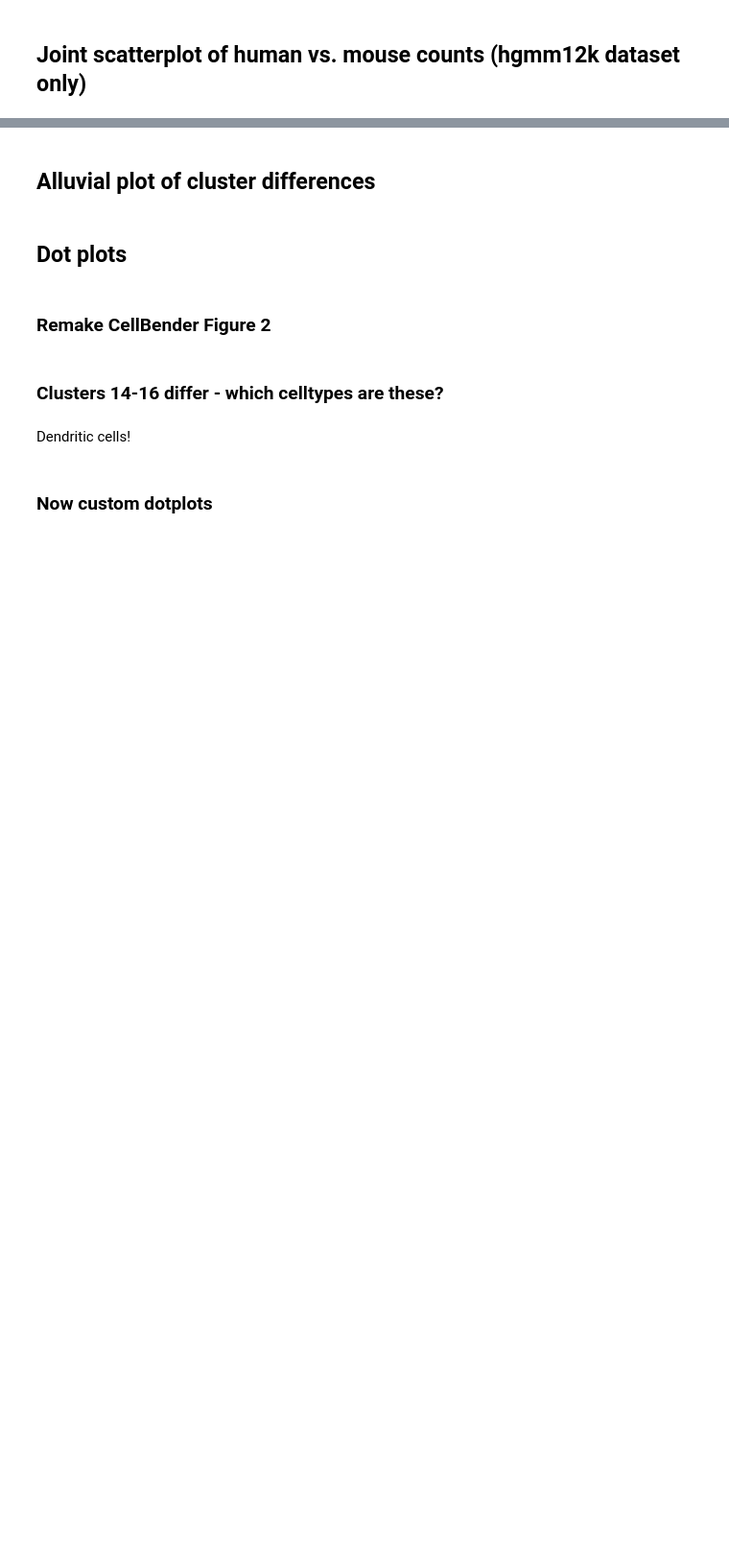
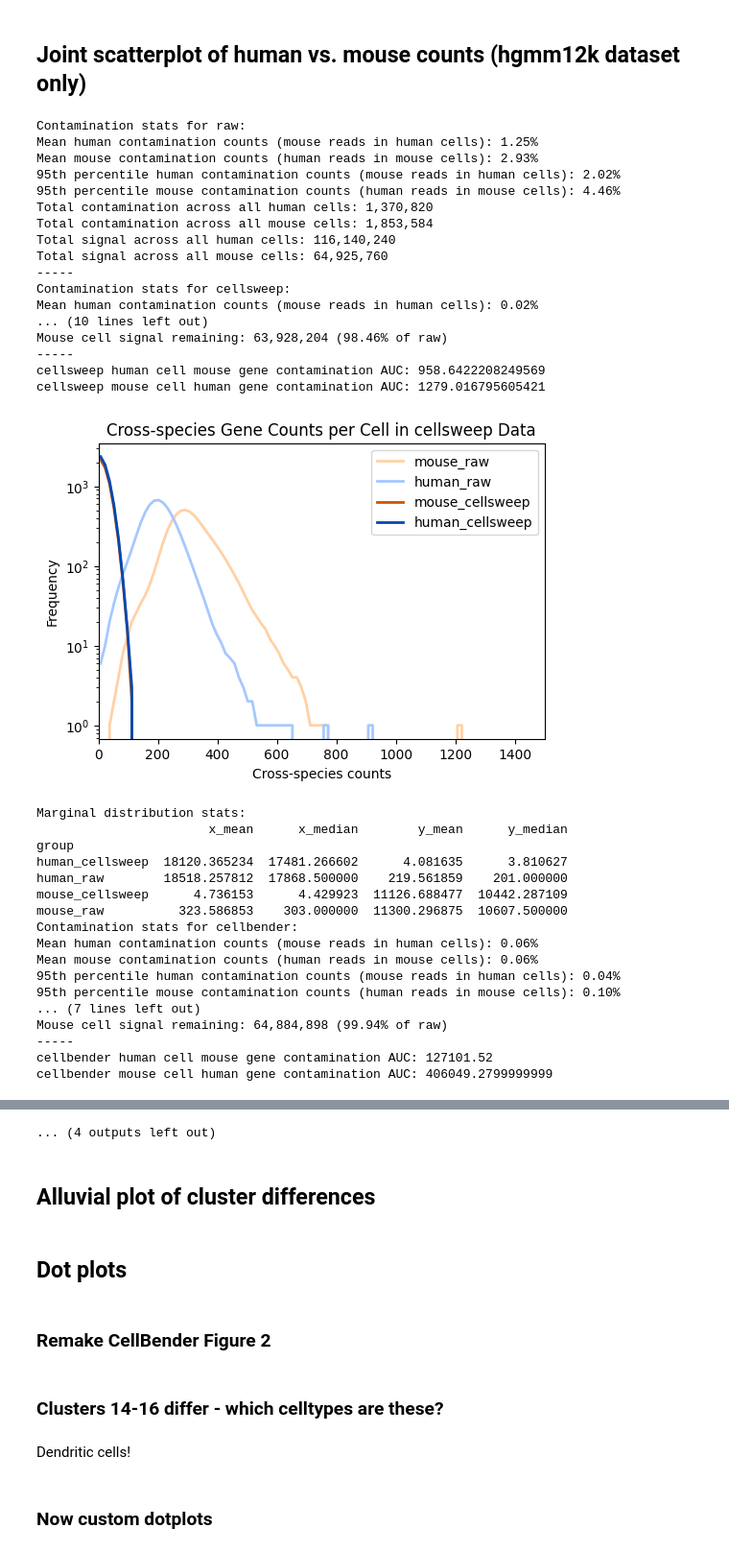
Before and after one commit to pachterlab/cellsweep, a Jupyter notebook: notebooks/benchmarking.ipynb, the cells around one changed output, grey strips where cells are left out. Shown at 96% size. Cells and saved outputs as stored; diff of their text form; code cells hidden in the pictures; blank space fills up the shorter version.

```diff
--- a/notebooks/benchmarking.ipynb
+++ b/notebooks/benchmarking.ipynb
@@ -830,6 +817,8 @@ if dataset_name == "hgmm_12k" or dataset_name == "ATAC_hgmm_10k":
 
     def print_contamination_stats(adata, doublet_cell_set=None, raw_mouse_cell_contamination=None, raw_human_cell_contamination=None, raw_mouse_cell_signal=None, raw_human_cell_signal=None):
         adata = adata.copy()
+        if "is_empty" in adata.obs.columns:
+            adata = adata[~adata.obs["is_empty"]].copy()
         if doublet_cell_set is not None:
             adata = adata[~adata.obs_names.isin(doublet_cell_set)].copy()
         if "genome" not in adata.obs.columns or "human_counts_total" not in adata.obs.columns or "mouse_counts_total" not in adata.obs.columns:
@@ -841,9 +830,9 @@ if dataset_name == "hgmm_12k" or dataset_name == "ATAC_hgmm_10k":
         mean_human_contamination_counts = adata.obs.loc[adata.obs["genome"] == "hg19", "fraction_contamination"].mean()
         mean_mouse_contamination_counts = adata.obs.loc[adata.obs["genome"] == "mm10", "fraction_contamination"].mean()
 
-        # get 90th percentile
-        human_contamination_counts_90th = adata.obs.loc[adata.obs["genome"] == "hg19", "fraction_contamination"].quantile(0.9)
-        mouse_contamination_counts_90th = adata.obs.loc[adata.obs["genome"] == "mm10", "fraction_contamination"].quantile(0.9)
+        # get 95th percentile
+        human_contamination_counts_95th = adata.obs.loc[adata.obs["genome"] == "hg19", "fraction_contamination"].quantile(0.95)
+        mouse_contamination_counts_95th = adata.obs.loc[adata.obs["genome"] == "mm10", "fraction_contamination"].quantile(0.95)
 
         human_cell_contamination = adata.obs.loc[adata.obs["genome"] == "hg19", "mouse_counts_total"].sum()
         mouse_cell_contamination = adata.obs.loc[adata.obs["genome"] == "mm10", "human_counts_total"].sum()
@@ -853,8 +842,8 @@ if dataset_name == "hgmm_12k" or dataset_name == "ATAC_hgmm_10k":
         # print as percentage rounded to 4 decimal places
         print(f"Mean human contamination counts (mouse reads in human cells): {mean_human_contamination_counts:.2%}")
         print(f"Mean mouse contamination counts (human reads in mouse cells): {mean_mouse_contamination_counts:.2%}")
-        print(f"90th percentile human contamination counts (mouse reads in human cells): {human_contamination_counts_90th:.2%}")
-        print(f"90th percentile mouse contamination counts (human reads in mouse cells): {mouse_contamination_counts_90th:.2%}")
+        print(f"95th percentile human contamination counts (mouse reads in human cells): {human_contamination_counts_95th:.2%}")
+        print(f"95th percentile mouse contamination counts (human reads in mouse cells): {mouse_contamination_counts_95th:.2%}")
         print(f"Total contamination across all human cells: {human_cell_contamination:,.0f}")
         print(f"Total contamination across all mouse cells: {mouse_cell_contamination:,.0f}")
         print(f"Total signal across all human cells: {human_cell_signal:,.0f}")
@@ -870,35 +859,69 @@ if dataset_name == "hgmm_12k" or dataset_name == "ATAC_hgmm_10k":
 
         print("-----")
 
         return human_cell_contamination, mouse_cell_contamination, human_cell_signal, mouse_cell_signal
 
     raw_human_cell_contamination, raw_mouse_cell_contamination, raw_human_cell_signal, raw_mouse_cell_signal = None, None, None, None
     for key, adata_processed in adata_dict.items():
         print(f"Contamination stats for {key}:")
         human_cell_contamination, mouse_cell_contamination, human_cell_signal, mouse_cell_signal = print_contamination_stats(adata_processed, doublet_cell_set=doublet_cell_set, raw_human_cell_contamination=raw_human_cell_contamination, raw_mouse_cell_contamination=raw_mouse_cell_contamination, raw_human_cell_signal=raw_human_cell_signal, raw_mouse_cell_signal=raw_mouse_cell_signal)
         if key == "raw":
             raw_human_cell_contamination = human_cell_contamination
             raw_mouse_cell_contamination = mouse_cell_contamination
             raw_human_cell_signal = human_cell_signal
             raw_mouse_cell_signal = mouse_cell_signal
 
         if key == "raw" or adata_processed is None:
             continue
 
         adata_processed = adata_processed.copy()
 
         # add genome info to processed adata from raw
         if "genome" not in adata_processed.obs.columns:
             adata_processed.obs["genome"] = adata_raw.obs["genome"].reindex(adata_processed.obs_names)
             adata_dict[key] = adata_processed
 
+        adata_processed = adata_processed[adata_processed.obs_names.isin(cells_common_to_all_tools)].copy()
+
         # plot histograms of human and mouse contamination
         cs_utils.plot_cross_species_histogram(adata_processed, adata_raw=adata_raw, processed_name=key, doublet_cell_set=doublet_cell_set, xmax=1_500, kind="smooth", out_path=os.path.join(out_dir, f"{key}_human_mouse_contamination_histograms_by_cells.png"))
-        cs_utils.plot_cross_species_histogram(adata_processed, adata_raw=adata_raw, processed_name=key, doublet_cell_set=doublet_cell_set, xmax=200, kind="smooth", plot_legend=False, title=None, out_path=os.path.join(out_dir, f"{key}_human_mouse_contamination_histograms_by_cells_zoomed.png"))
+        # cs_utils.plot_cross_species_histogram(adata_processed, adata_raw=adata_raw, processed_name=key, doublet_cell_set=doublet_cell_set, xmax=200, kind="smooth", plot_legend=False, title=None, out_path=os.path.join(out_dir, f"{key}_human_mouse_contamination_histograms_by_cells_zoomed.png"))
         # cs_utils.plot_cross_species_histogram(adata_processed, adata_raw=adata_raw, processed_name=key, doublet_cell_set=doublet_cell_set, histogram_values="genes", xmax=35_000, out_path=os.path.join(out_dir, f"{key}_human_mouse_contamination_histograms_by_genes.png"))
 
-        # plot joint scatterplots
-        if key == "raw":
-            continue
-        adata_processed = adata_processed[adata_processed.obs_names.isin(cells_common_to_all_tools)].copy()
         cs_utils.plot_cross_species_joint_scatterplot(adata_raw_no_doublets, adata_processed, processed_name=key, marginal_type="histogram", fill_histogram=False, show_marginal_ticks=True, show_point_movement=True, out_path=os.path.join(out_dir, f"{key}_joint_scatterplot.png"), show=True)
+# %% [output]
+Contamination stats for raw:
+Mean human contamination counts (mouse reads in human cells): 1.25%
+Mean mouse contamination counts (human reads in mouse cells): 2.93%
+95th percentile human contamination counts (mouse reads in human cells): 2.02%
+95th percentile mouse contamination counts (human reads in mouse cells): 4.46%
+Total contamination across all human cells: 1,370,820
+Total contamination across all mouse cells: 1,853,584
+Total signal across all human cells: 116,140,240
+Total signal across all mouse cells: 64,925,760
+-----
+Contamination stats for cellsweep:
+Mean human contamination counts (mouse reads in human cells): 0.02%
+... (10 lines left out)
+Mouse cell signal remaining: 63,928,204 (98.46% of raw)
+-----
+cellsweep human cell mouse gene contamination AUC: 958.6422208249569
+cellsweep mouse cell human gene contamination AUC: 1279.016795605421
+[figure, added]
+Marginal distribution stats:
+                       x_mean      x_median        y_mean      y_median
+group
+human_cellsweep  18120.365234  17481.266602      4.081635      3.810627
+human_raw        18518.257812  17868.500000    219.561859    201.000000
+mouse_cellsweep      4.736153      4.429923  11126.688477  10442.287109
+mouse_raw          323.586853    303.000000  11300.296875  10607.500000
+Contamination stats for cellbender:
+Mean human contamination counts (mouse reads in human cells): 0.06%
+Mean mouse contamination counts (human reads in mouse cells): 0.06%
+95th percentile human contamination counts (mouse reads in human cells): 0.04%
+95th percentile mouse contamination counts (human reads in mouse cells): 0.10%
+... (7 lines left out)
+Mouse cell signal remaining: 64,884,898 (99.94% of raw)
+-----
+cellbender human cell mouse gene contamination AUC: 127101.52
+cellbender mouse cell human gene contamination AUC: 406049.2799999999
@@ -905,3 +985,4 @@ if dataset_name == "hgmm_12k" or dataset_name == "ATAC_hgmm_10k":
+... (4 outputs left out)
 # %%
 if dataset_name == "hgmm_12k" or dataset_name == "ATAC_hgmm_10k":
     sys.exit()
```
Also changed, not shown: parts of 20 cells of this notebook, 2 other files.
